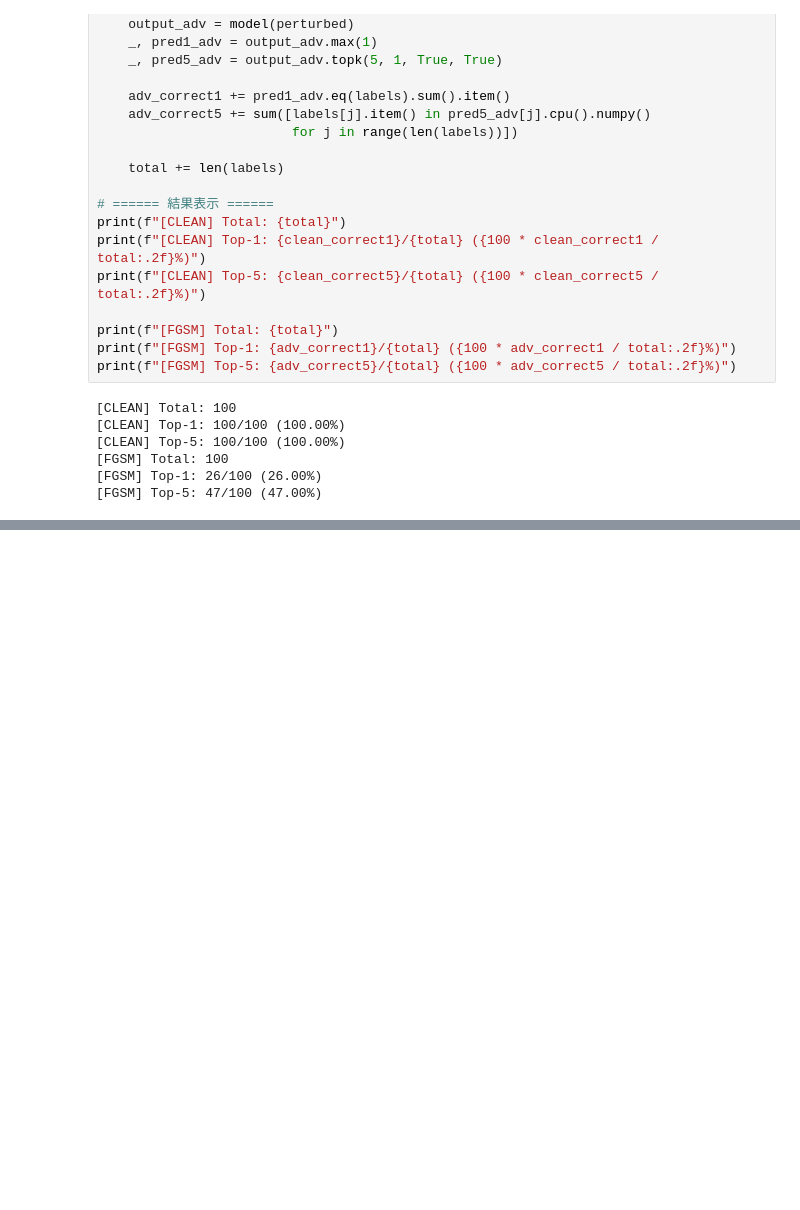
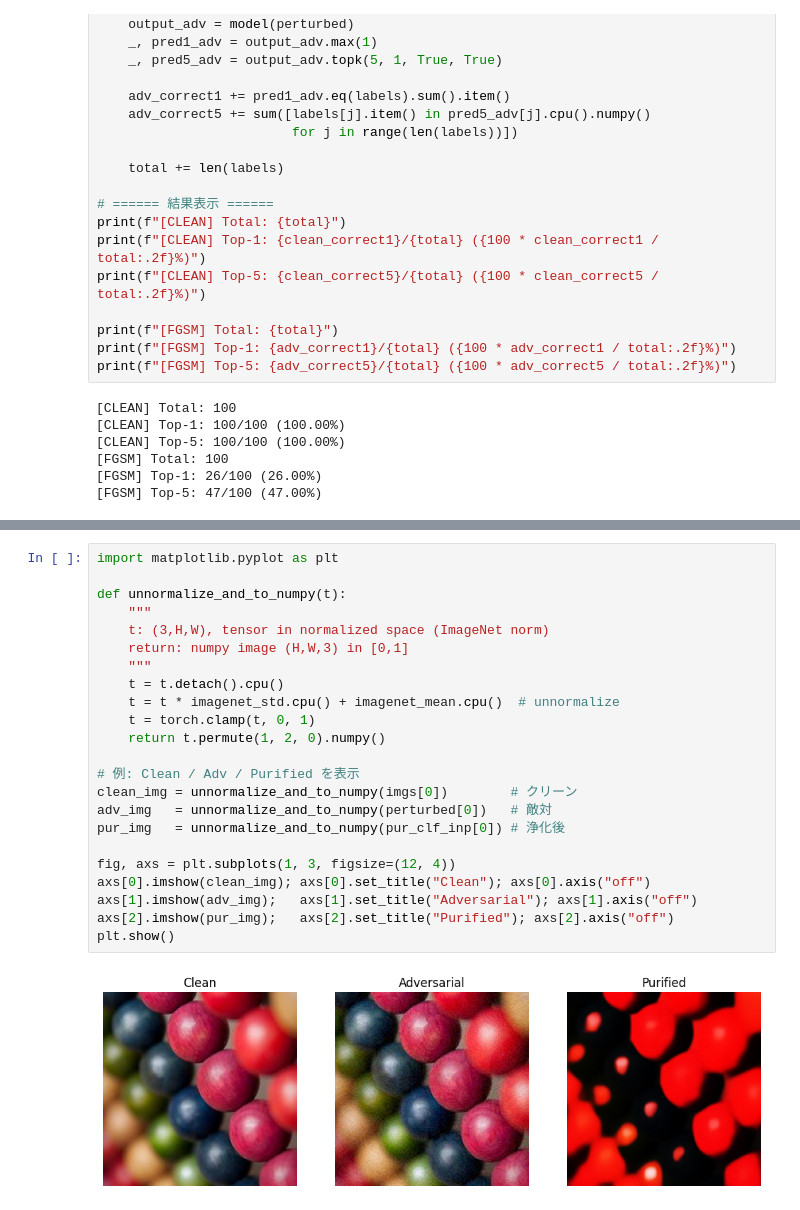
Before and after one commit to gotorius/kaggle, a Jupyter notebook: case5.ipynb, the cells around one changed output, grey strips where cells are left out. Drawn from its saved outputs; the diff is of its cells as text; blank space fills up the shorter version.

```diff
--- a/case5.ipynb
+++ b/case5.ipynb
@@ -524,0 +556,25 @@ AttributeError: 'SpacedDiffusion' object has no attribute 'ddim_reverse_sample_l
+# %%
+import matplotlib.pyplot as plt
+
+def unnormalize_and_to_numpy(t):
+    """
+    t: (3,H,W), tensor in normalized space (ImageNet norm)
+    return: numpy image (H,W,3) in [0,1]
+    """
+    t = t.detach().cpu()
+    t = t * imagenet_std.cpu() + imagenet_mean.cpu()  # unnormalize
+    t = torch.clamp(t, 0, 1)
+    return t.permute(1, 2, 0).numpy()
+
+# 例: Clean / Adv / Purified を表示
+clean_img = unnormalize_and_to_numpy(imgs[0])        # クリーン
+adv_img   = unnormalize_and_to_numpy(perturbed[0])   # 敵対
+pur_img   = unnormalize_and_to_numpy(pur_clf_inp[0]) # 浄化後
+
+fig, axs = plt.subplots(1, 3, figsize=(12, 4))
+axs[0].imshow(clean_img); axs[0].set_title("Clean"); axs[0].axis("off")
+axs[1].imshow(adv_img);   axs[1].set_title("Adversarial"); axs[1].axis("off")
+axs[2].imshow(pur_img);   axs[2].set_title("Purified"); axs[2].axis("off")
+plt.show()
+# %% [output]
+[figure, added]
```
Also changed, not shown: parts of 6 cells of this notebook.
